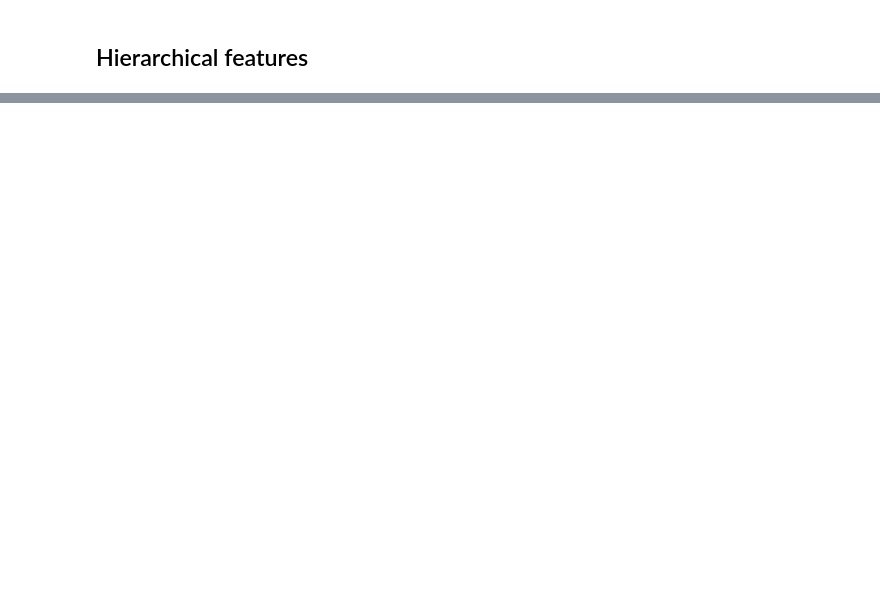
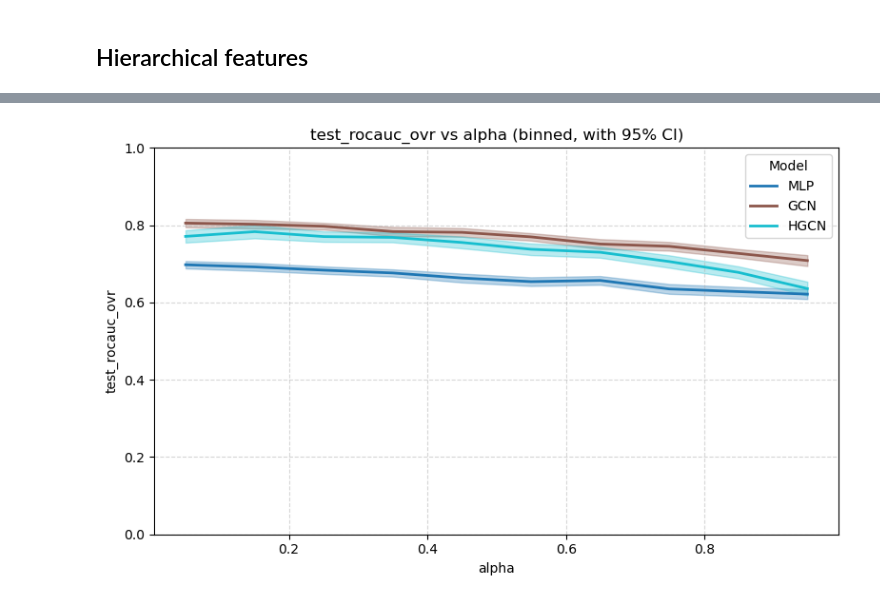
Before and after one commit to danie1uva/graphworld, a Jupyter notebook: src/notebooks/rq2.ipynb, the cells around one changed output, grey strips where cells are left out. Drawn from its saved outputs; the diff is of its cells as text; code cells hidden in the pictures; blank space fills up the shorter version.

```diff
--- a/src/notebooks/rq2.ipynb
+++ b/src/notebooks/rq2.ipynb
@@ -1457,0 +1700,4 @@ results.ndjson-00009-of-00010
+# %%
+smoothed_plot_perf_vs_metric(df, models, perf_meas = 'test_rocauc_ovr', metric='alpha')
+# %% [output]
+[figure, added]
```
Also changed, not shown: parts of 12 cells of this notebook, 3 other files.
